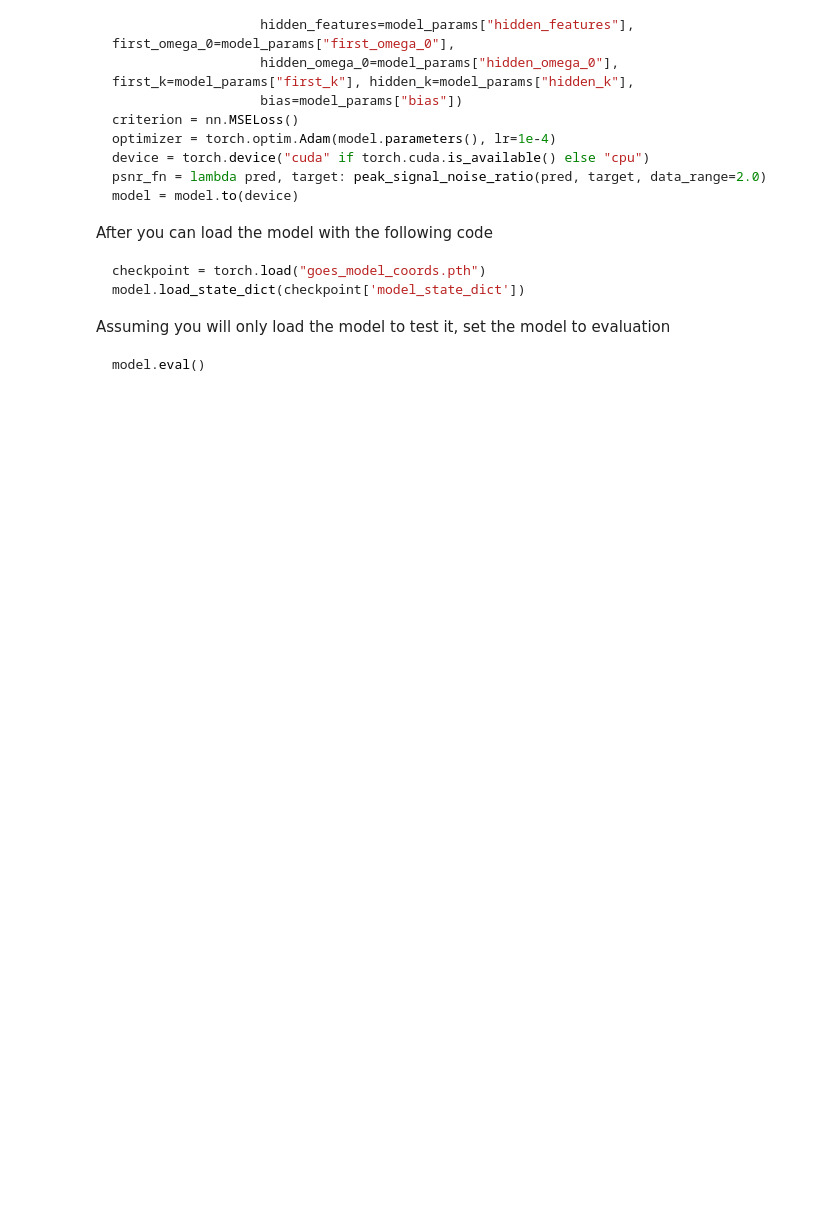
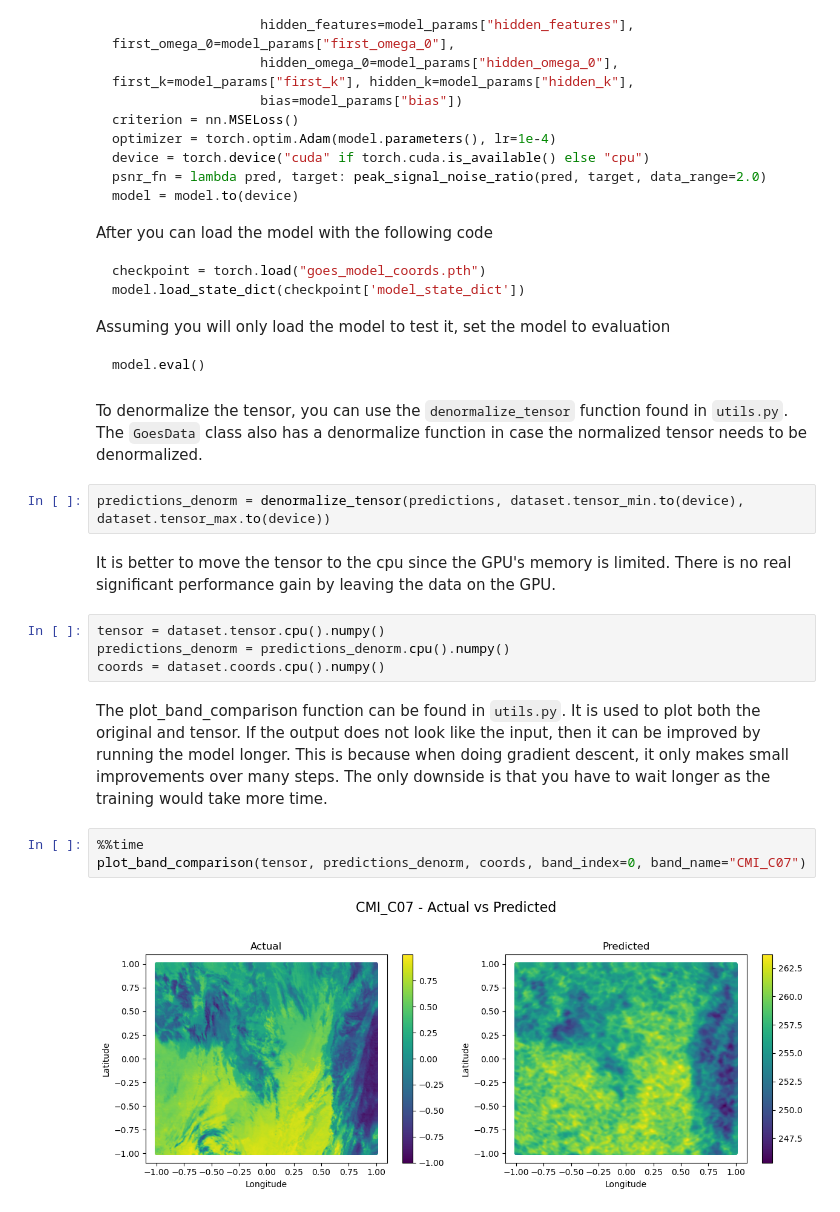
Before and after one commit to 20leebe/GOES-Finer-Tutorial, a Jupyter notebook: tutorial.ipynb, the cells around one changed output. Cells and saved outputs as stored; diff of their text form; blank space fills up the shorter version.

````diff
--- a/tutorial.ipynb
+++ b/tutorial.ipynb
@@ -538,3 +554,20 @@ Assuming you will only load the model to test it, set the model to evaluation
 ```python
 model.eval()
 ```
+# %% [markdown]
+To denormalize the tensor, you can use the ```denormalize_tensor``` function found in ```utils.py```. The ```GoesData``` class also has a denormalize function in case the normalized tensor needs to be denormalized.
+# %%
+predictions_denorm = denormalize_tensor(predictions, dataset.tensor_min.to(device), dataset.tensor_max.to(device))
+# %% [markdown]
+It is better to move the tensor to the cpu since the GPU's memory is limited. There is no real significant performance gain by leaving the data on the GPU.
+# %%
+tensor = dataset.tensor.cpu().numpy()
+predictions_denorm = predictions_denorm.cpu().numpy()
+coords = dataset.coords.cpu().numpy()
+# %% [markdown]
+The plot_band_comparison function can be found in ```utils.py```. It is used to plot both the original and tensor. If the output does not look like the input, then it can be improved by running the model longer. This is because when doing gradient descent, it only makes small improvements over many steps. The only downside is that you have to wait longer as the training would take more time.
+# %%
+%%time
+plot_band_comparison(tensor, predictions_denorm, coords, band_index=0, band_name="CMI_C07")
+# %% [output]
+[figure, added]
````
Also changed, not shown: parts of 12 cells of this notebook, 1 other file.
